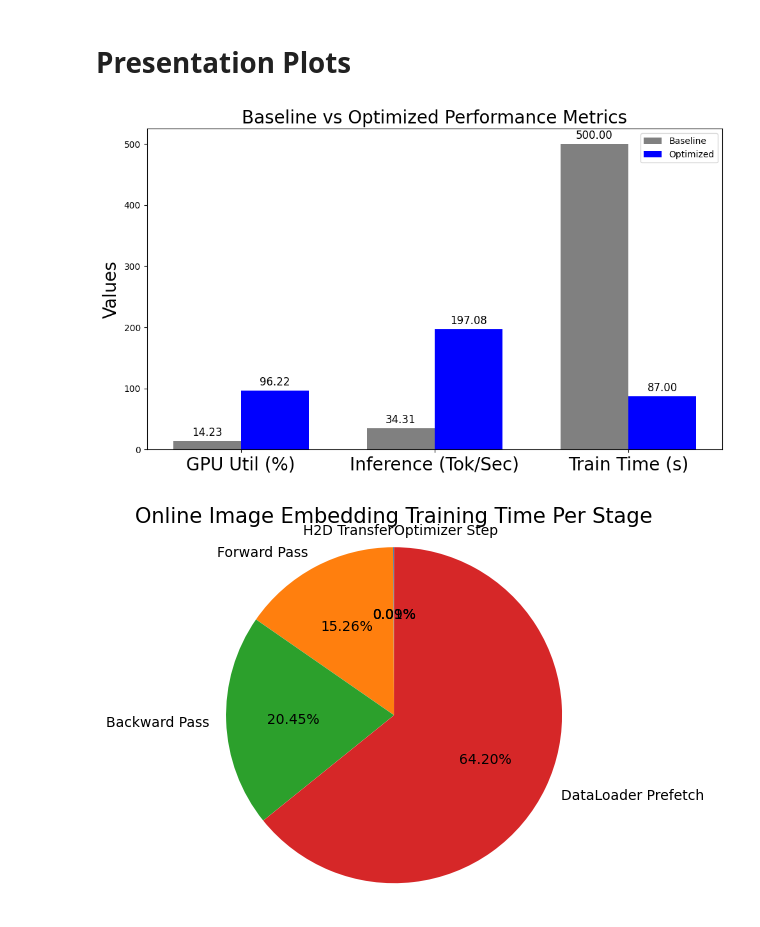
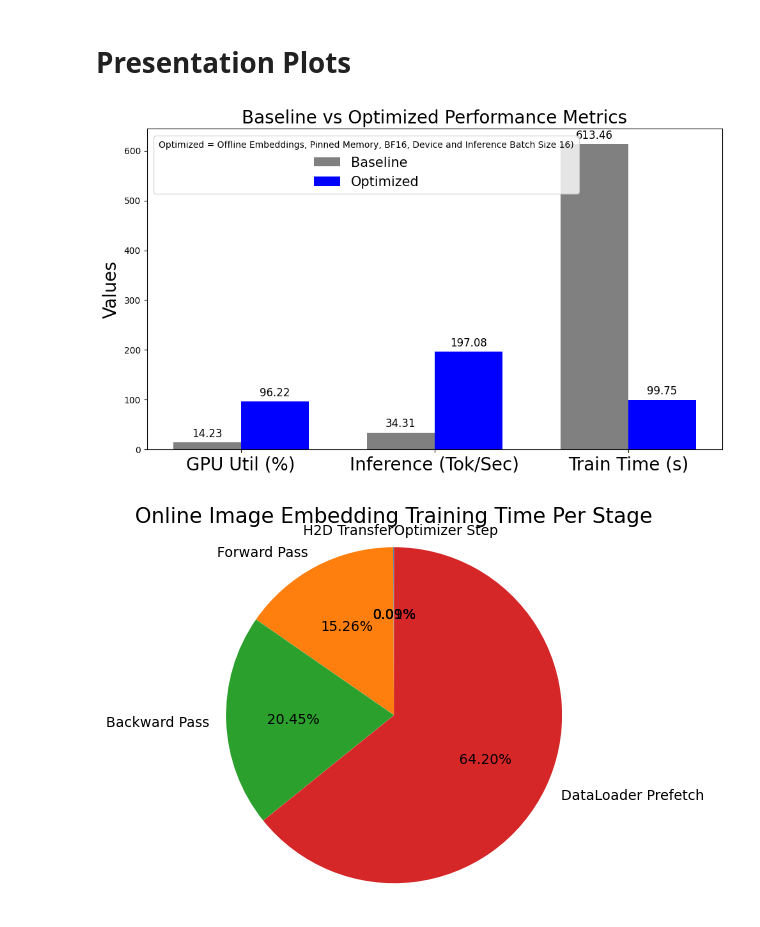
Before and after one commit to AlexanderSwartz/multimodal-nanochat, a Jupyter notebook: scripts/analyze_wandb_runs.ipynb, the cells around one changed output. Saved outputs shown, nothing was run; the diff lists cells and outputs as text; code cells hidden in the pictures.

```diff
--- a/scripts/analyze_wandb_runs.ipynb
+++ b/scripts/analyze_wandb_runs.ipynb
@@ -615,37 +615,37 @@ import matplotlib.pyplot as plt
 import numpy as np
 
 # Data
 labels = ['GPU Util (%)', 'Inference (Tok/Sec)', 'Train Time (s)']
-baseline = [14.23, 34.30844, 500]
-optimized = [96.22, 197.0843, 87]
+baseline = [14.23, 34.30844, 613.45698]
+optimized = [96.22, 197.0843, 99.74508]
 
 # Set up the bar locations and width
 x = np.arange(len(labels))
 width = 0.35
 
 fig, ax = plt.subplots(figsize=(10, 6))
 
 # Plot the bars
 rects1 = ax.bar(x - width/2, baseline, width, label='Baseline', color='grey')
 rects2 = ax.bar(x + width/2, optimized, width, label='Optimized', color='blue')
 
 # Formatting and labels
 ax.set_ylabel('Values', size=20)
 ax.set_title('Baseline vs Optimized Performance Metrics', size=20)
 ax.set_xticks(x)
 ax.set_xticklabels(labels, size=20)
-ax.legend()
+ax.legend(title="Optimized = Offline Embeddings, Pinned Memory, BF16, Device and Inference Batch Size 16)", fontsize=15, loc='upper left')
 
 # Add text labels on top of the bars, rounded to 2 decimal places
 ax.bar_label(rects1, padding=3, fmt='%.2f', size=12)
 ax.bar_label(rects2, padding=3, fmt='%.2f', size=12)
 
 fig.tight_layout()
 
 # Save the figure
 plt.savefig('performance_comparison.png')
 # %% [output]
-[figure, old version]
+[figure, new version]
 # %%
 # from run baseline_online_w4_persistFalse_pinTrue_profileTrue
 import matplotlib.pyplot as plt
```
Also changed, not shown: parts of 5 cells of this notebook.
